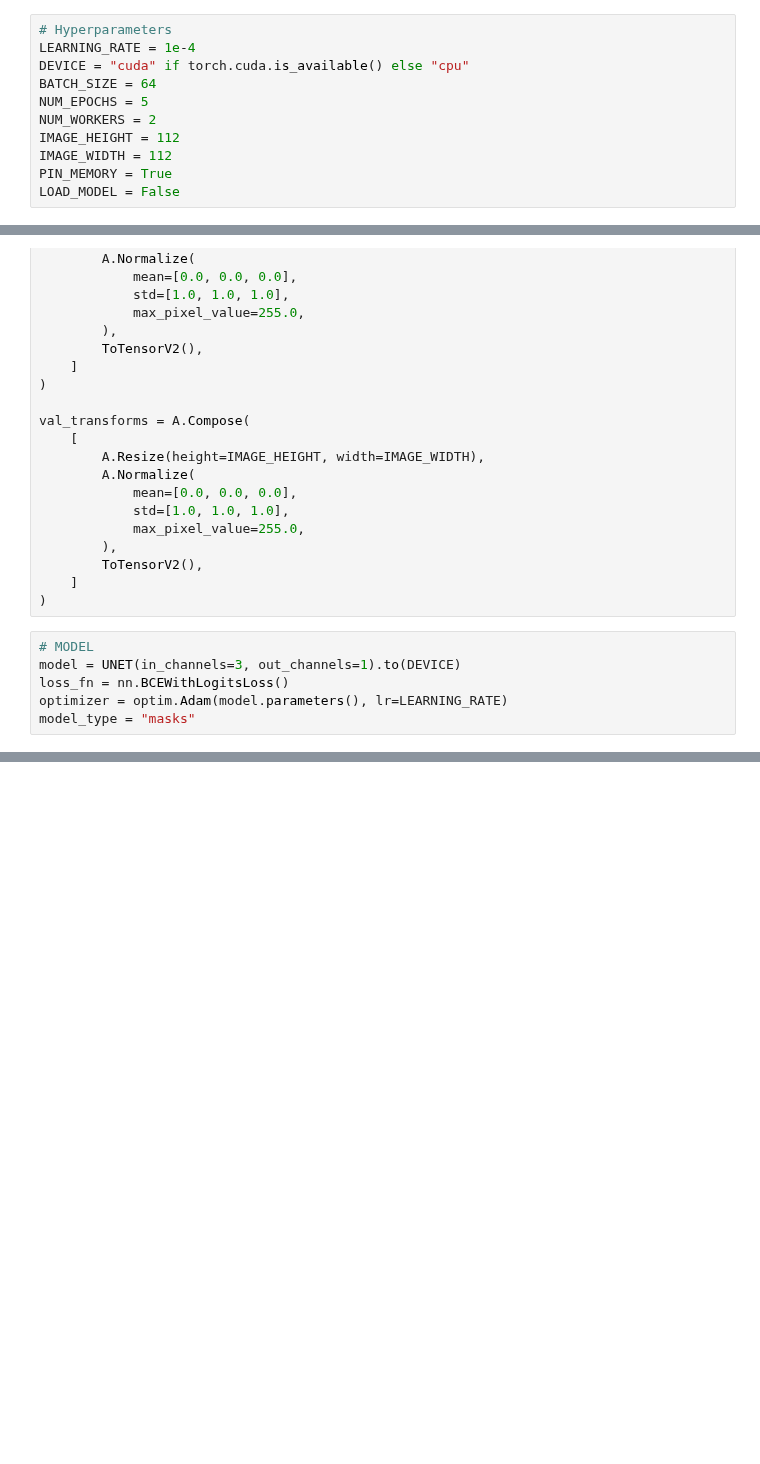
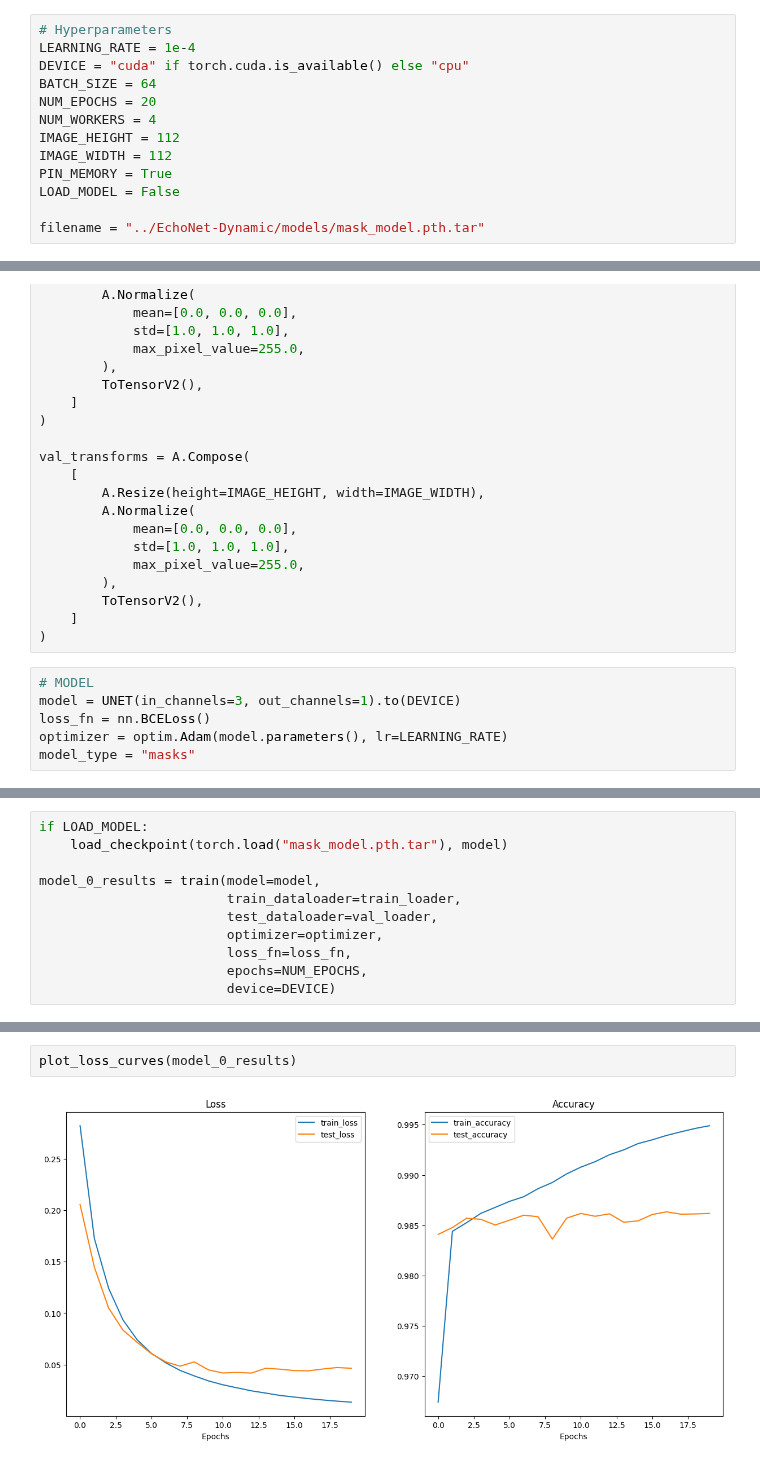
Before and after one commit to Tec-AI-23/EchoNetDynamic, a Jupyter notebook: scripts/masks_training.ipynb, the cells around one changed output, grey strips where cells are left out. Drawn from its saved outputs; the diff is of its cells as text; blank space fills up the shorter version.

Commit message:
feat(validation) improve training and implemented metrics

```diff
--- a/scripts/masks_training.ipynb
+++ b/scripts/masks_training.ipynb
@@ -20,12 +25,14 @@ from utils import (
 LEARNING_RATE = 1e-4
 DEVICE = "cuda" if torch.cuda.is_available() else "cpu"
 BATCH_SIZE = 64
-NUM_EPOCHS = 5
-NUM_WORKERS = 2
+NUM_EPOCHS = 20
+NUM_WORKERS = 4
 IMAGE_HEIGHT = 112
 IMAGE_WIDTH = 112
 PIN_MEMORY = True
 LOAD_MODEL = False
+
+filename = "../EchoNet-Dynamic/models/mask_model.pth.tar"
 # %%
 # Transformations
 train_transforms = A.Compose(
@@ -57,7 +64,7 @@ val_transforms = A.Compose(
 # %%
 # MODEL
 model = UNET(in_channels=3, out_channels=1).to(DEVICE)
-loss_fn = nn.BCEWithLogitsLoss()
+loss_fn = nn.BCELoss()
 optimizer = optim.Adam(model.parameters(), lr=LEARNING_RATE)
 model_type = "masks"
 # %%
@@ -122,0 +87,11 @@ Dice score: 9.41
+# %%
+if LOAD_MODEL:
+    load_checkpoint(torch.load("mask_model.pth.tar"), model)
+
+model_0_results = train(model=model,
+                        train_dataloader=train_loader,
+                        test_dataloader=val_loader,
+                        optimizer=optimizer,
+                        loss_fn=loss_fn,
+                        epochs=NUM_EPOCHS,
+                        device=DEVICE)
@@ -122,0 +122,4 @@ Dice score: 9.41
+# %%
+plot_loss_curves(model_0_results)
+# %% [output]
+[figure, added]
```
Also changed, not shown: parts of 6 cells of this notebook, 6 other files.
